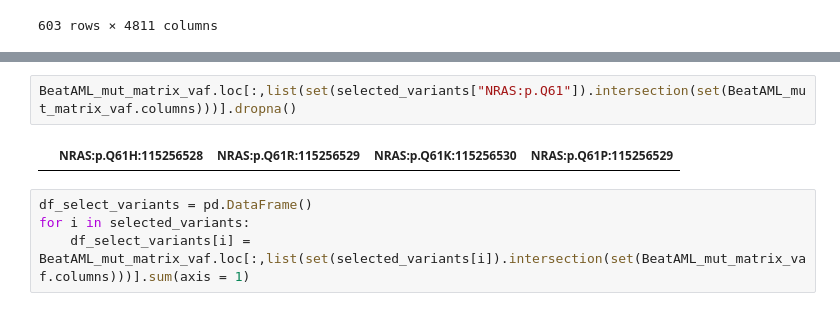
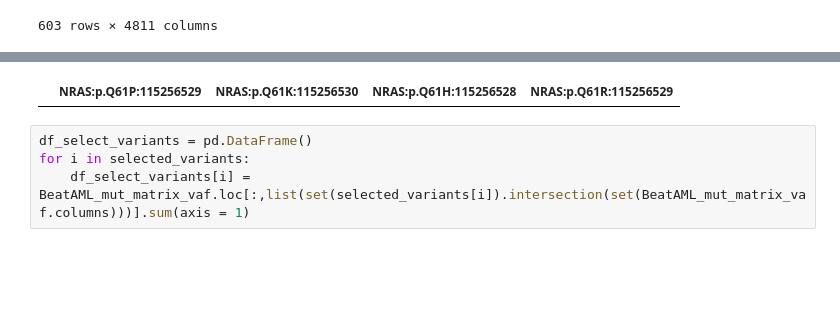
Before and after one commit to IlyaLab/KG_predict_DrugResponse, a Jupyter notebook: notebooks/Step0_Generate_feature_matrix_beatAML_wave12.ipynb, the cells around one changed output, grey strips where cells are left out. Drawn from its saved outputs; the diff is of its cells as text; blank space fills up the shorter version.

Commit message:
add generate_feature_matrix for Beat AML

```diff
--- a/notebooks/Step0_Generate_feature_matrix_beatAML_wave12.ipynb
+++ b/notebooks/Step0_Generate_feature_matrix_beatAML_wave12.ipynb
@@ -251,9 +252,8 @@ selected_variants = {
     "ZNF687:p.R939Pfs*36:151262327":["ZNF687:p.R939Pfs*36:151262327"],
     }
 # %%
-BeatAML_mut_matrix_vaf.loc[:,list(set(selected_variants["NRAS:p.Q61"]).intersection(set(BeatAML_mut_matrix_vaf.columns)))].dropna()
 # %% [output]
-|  | NRAS:p.Q61H:115256528 | NRAS:p.Q61R:115256529 | NRAS:p.Q61K:115256530 | NRAS:p.Q61P:115256529 |
+|  | NRAS:p.Q61P:115256529 | NRAS:p.Q61K:115256530 | NRAS:p.Q61H:115256528 | NRAS:p.Q61R:115256529 |
 # %%
 df_select_variants = pd.DataFrame()
 for i in selected_variants:
```
Also changed, not shown: parts of 8 cells of this notebook, 1 other file.
